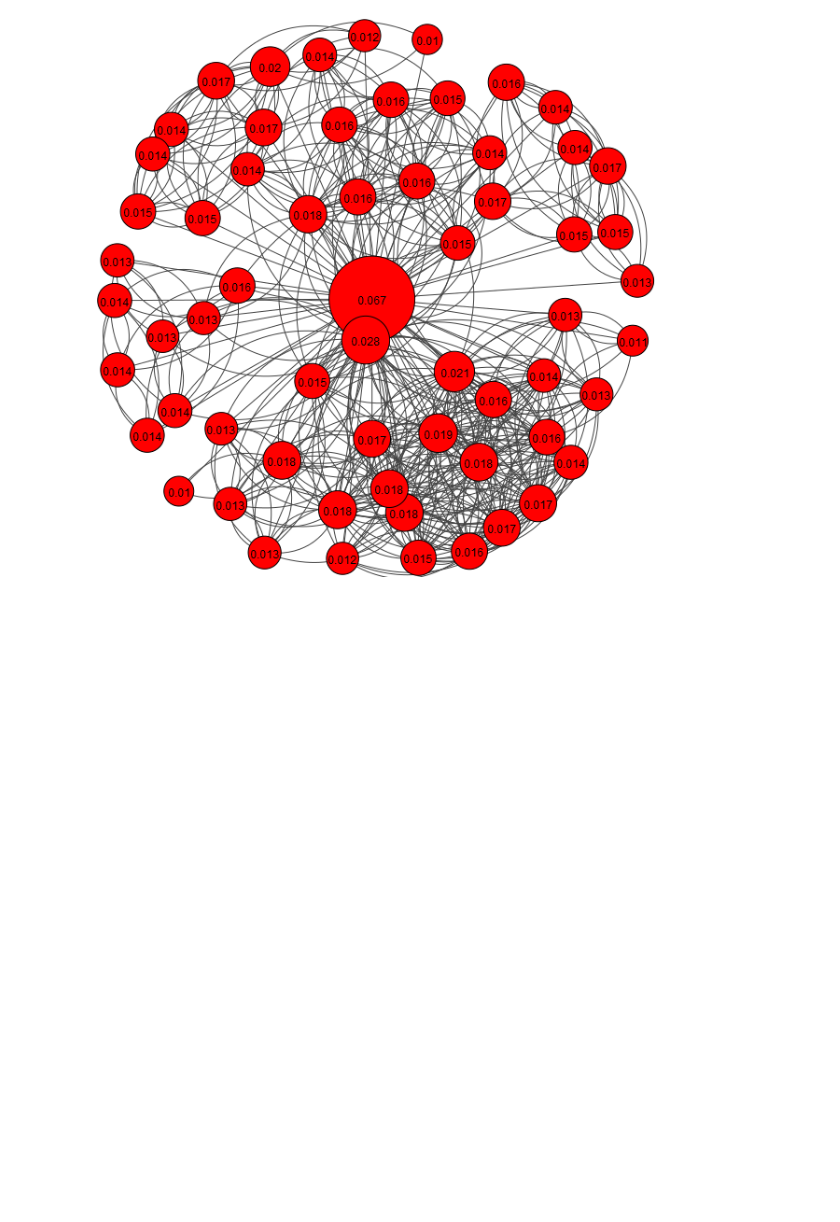
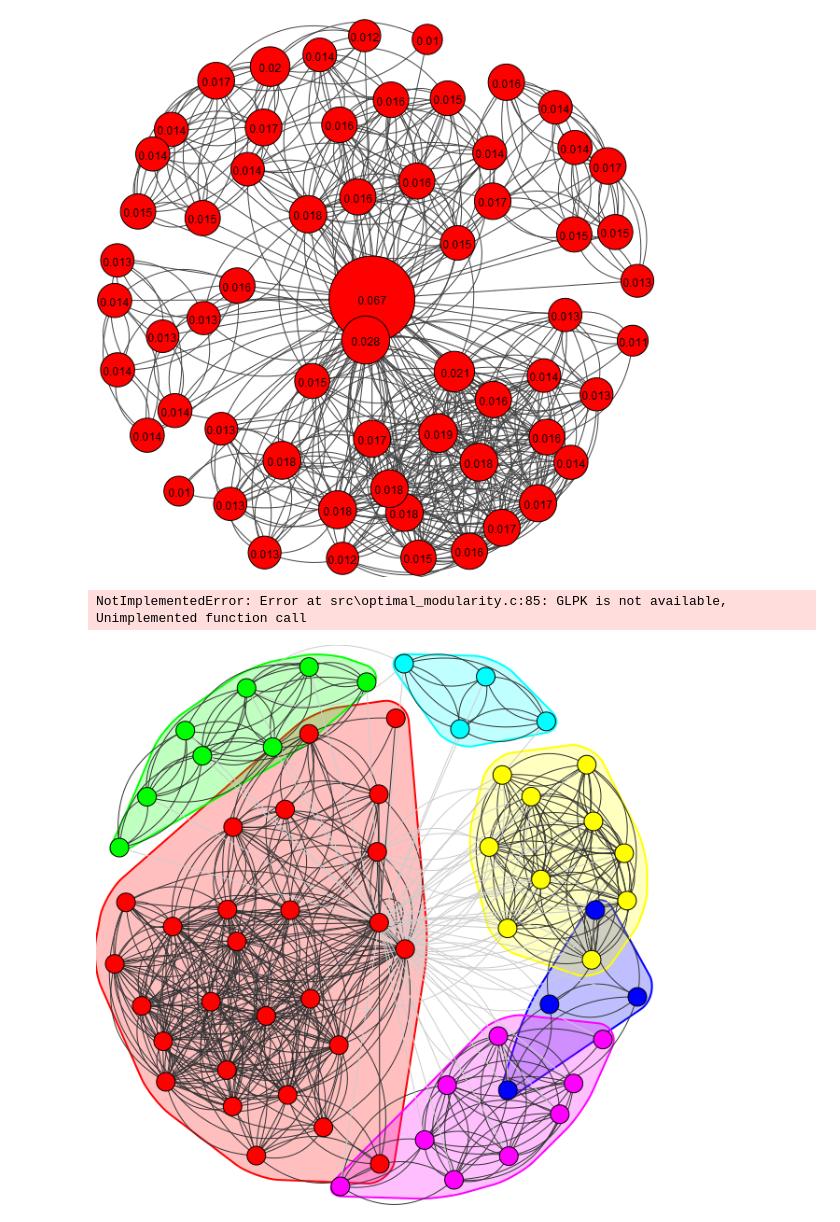
Before and after one commit to josepdecid/CAIM-FIB, a Jupyter notebook: S7/Task2.ipynb, the cells around one changed output. Saved outputs shown, nothing was run; the diff lists cells and outputs as text; code cells hidden in the pictures; blank space fills up the shorter version.

```diff
--- a/S7/Task2.ipynb
+++ b/S7/Task2.ipynb
@@ -67,3 +67,15 @@ r = plot(g2, layout = g2.layout_kamada_kawai(),target="./pagerank.png")
 display.Image(filename="./pagerank.png")
 # %% [output]
 [figure]
+# %%
+clust = g.community_optimal_modularity()
+r = plot(clust,target="./caimlab-clust.png", mark_groups=True)
+display.Image(filename="./caimlab-clust.png")
+# %% [output]
+NotImplementedError: Error at src\optimal_modularity.c:85: GLPK is not available, Unimplemented function call
+# %%
+clust = g.community_label_propagation()
+r = plot(clust,target="./caimlab-clust.png",mark_groups=True)
+display.Image(filename="./caimlab-clust.png")
+# %% [output]
+[figure, added]
```
Also changed, not shown: parts of 3 cells of this notebook, 1 other file.
